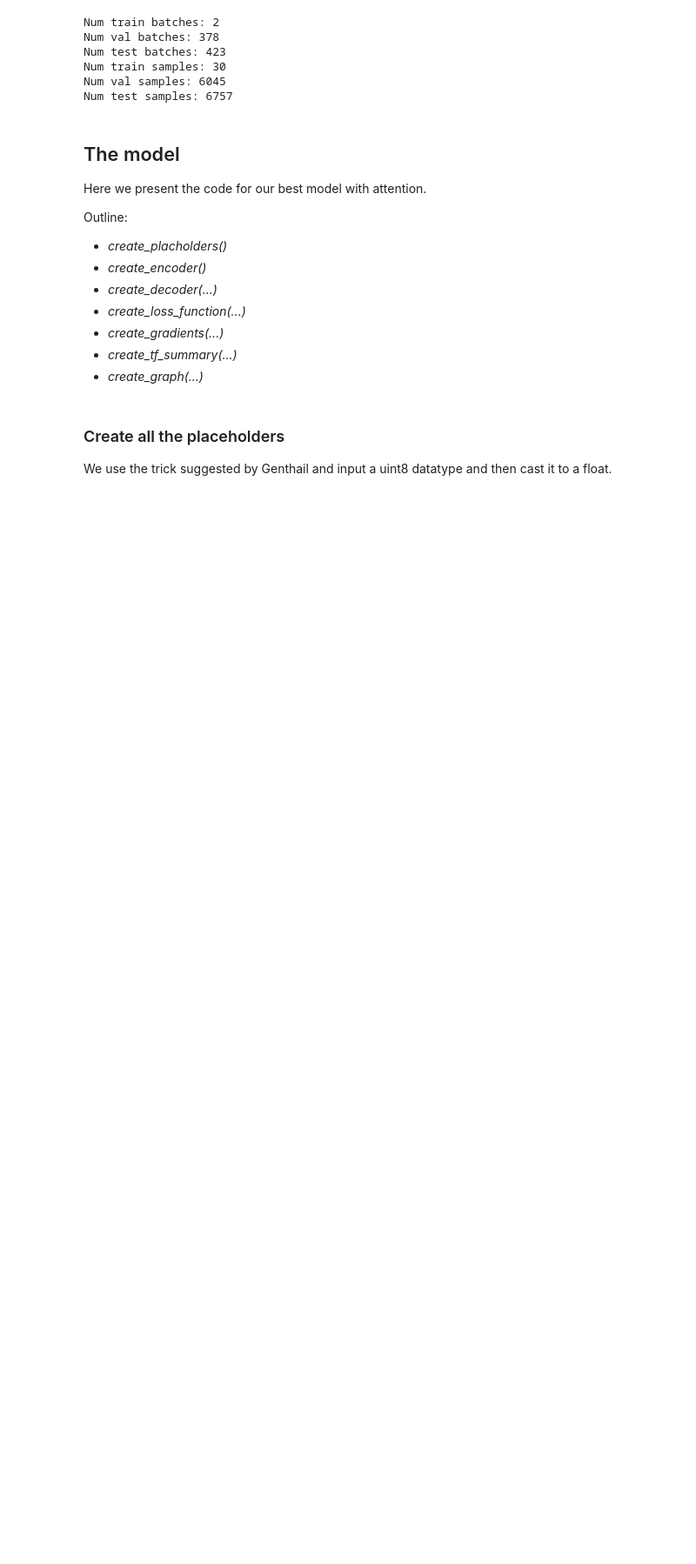
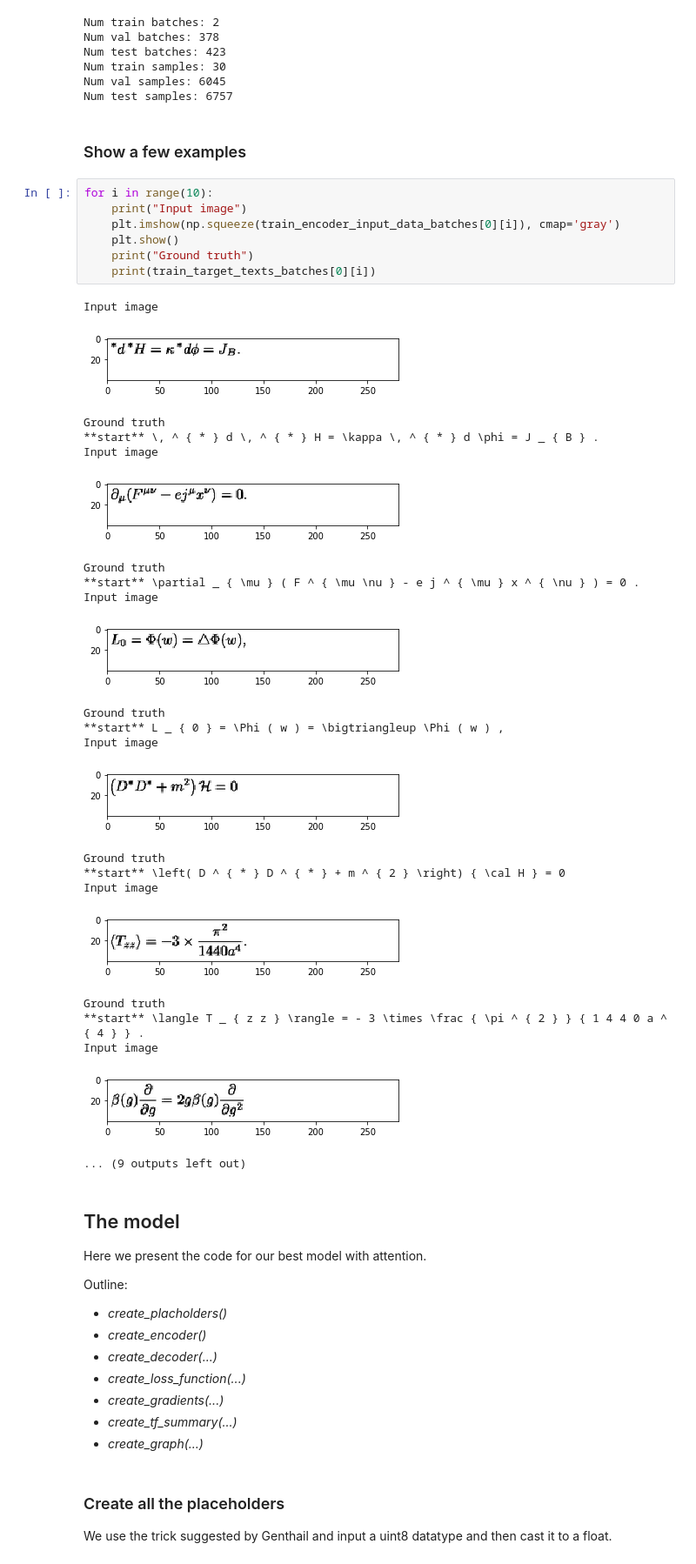
Before and after one commit to henrikmarklund/handwriting-to-latex, a Jupyter notebook: Final (CS230).ipynb, the cells around one changed output. Shown at 87% size. Drawn from its saved outputs; the diff is of its cells as text; blank space fills up the shorter version.

```diff
--- a/Final (CS230).ipynb
+++ b/Final (CS230).ipynb
@@ -352,6 +352,39 @@ Num test batches: 423
 Num train samples: 30
 Num val samples: 6045
 Num test samples: 6757
+# %% [markdown]
+### Show a few examples
+# %%
+for i in range(10):
+    print("Input image")
+    plt.imshow(np.squeeze(train_encoder_input_data_batches[0][i]), cmap='gray')
+    plt.show()
+    print("Ground truth")
+    print(train_target_texts_batches[0][i])
+# %% [output]
+Input image
+[figure, added]
+Ground truth
+**start** \, ^ { * } d \, ^ { * } H = \kappa \, ^ { * } d \phi = J _ { B } .
+Input image
+[figure, added]
+Ground truth
+**start** \partial _ { \mu } ( F ^ { \mu \nu } - e j ^ { \mu } x ^ { \nu } ) = 0 .
+Input image
+[figure, added]
+Ground truth
+**start** L _ { 0 } = \Phi ( w ) = \bigtriangleup \Phi ( w ) ,
+Input image
+[figure, added]
+Ground truth
+**start** \left( D ^ { * } D ^ { * } + m ^ { 2 } \right) { \cal H } = 0
+Input image
+[figure, added]
+Ground truth
+**start** \langle T _ { z z } \rangle = - 3 \times \frac { \pi ^ { 2 } } { 1 4 4 0 a ^ { 4 } } .
+Input image
+[figure, added]
+... (9 outputs left out)
 # %% [markdown]
 ## The model
 Here we present the code for our best model with attention.
```
Also changed, not shown: parts of 2 cells of this notebook.
